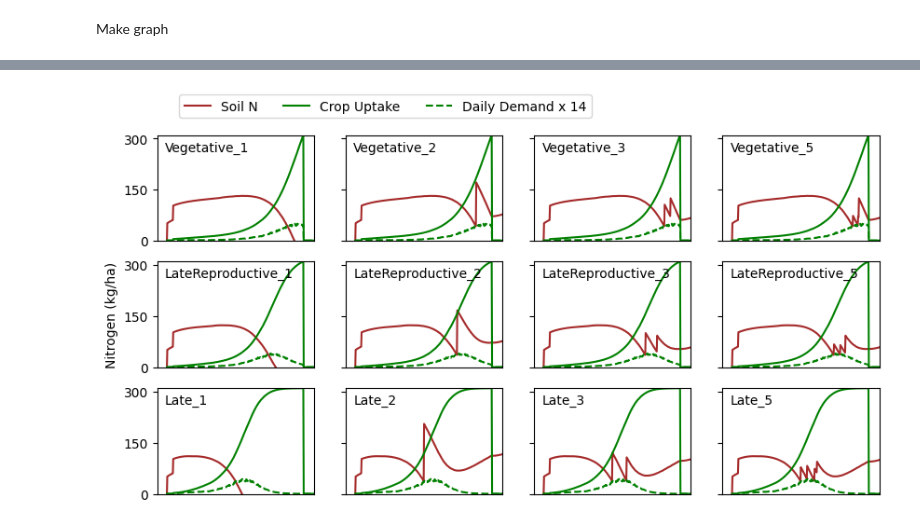
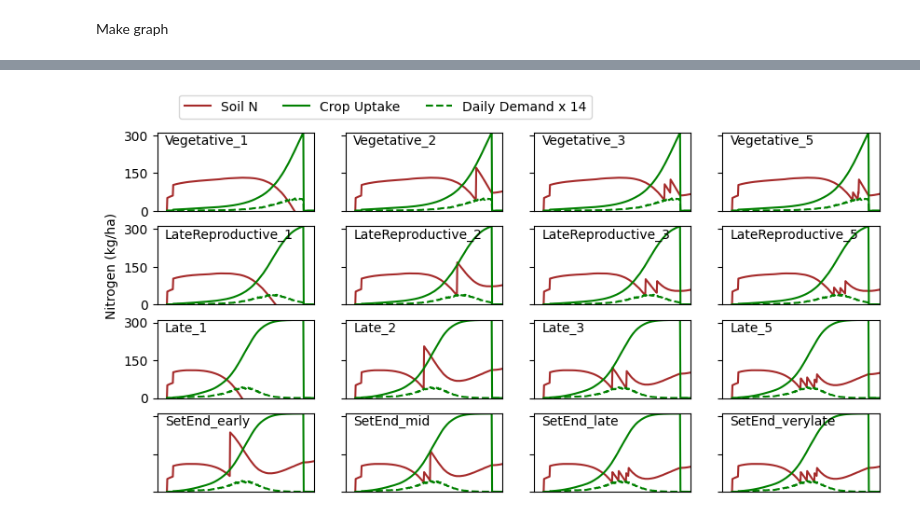
Before and after one commit to Plant-Food-Research-Open/FieldNBalance, a Jupyter notebook: TestGraphs/MakeGraphs/Schedulling.ipynb, the cells around one changed output, grey strips where cells are left out. Drawn from its saved outputs; the diff is of its cells as text; code cells hidden in the pictures.

Commit message:
Add tests for user defined date

```diff
--- a/TestGraphs/MakeGraphs/Schedulling.ipynb
+++ b/TestGraphs/MakeGraphs/Schedulling.ipynb
@@ -83,4 +76,8 @@ TestNames = []
 for st in Stages:
     for sp in Splits:
         TestNames.append(st+'_'+sp)
+TestNames.append("SetEnd_early")
+TestNames.append("SetEnd_mid")
+TestNames.append("SetEnd_late")
+TestNames.append("SetEnd_verylate")
 # %%
@@ -106,35 +124,35 @@ Graph = plt.figure(figsize=(10,5))
 
 pos = 1
 for t in TestNames:
-    ax = Graph.add_subplot(3,4,pos)
+    ax = Graph.add_subplot(4,4,pos)
     plt.plot(AllData.loc[:,(t,'SoilMineralN')],color = 'brown',label = 'Soil N')
     #plt.plot(AllData.loc[:,(t,'FertiliserN')],label = 'Fertiliser')
     #plt.plot(AllData.loc[:,(t,'CropN')],label = 'CropN')
     plt.plot(AllData.loc[:,(t,'NDemand')],color = 'green',label = 'Crop Uptake')
     #plt.plot(AllData.loc[:,(t,'LostN')],label = 'LostN')
     #plt.plot(AllData.loc[:,(t,'SoilOMN')].cumsum(),label = 'SoilOMN')
     #plt.plot(AllData.loc[:,(t,'ResidueN')].cumsum(),label = 'ResidueN')
     plt.plot(AllData.loc[:,(t,'UptakeN')]*14, '--',color = 'green',label = 'Daily Demand x 14')
 
     plt.text(0.05,0.85,t,fontsize = 10,transform=ax.transAxes)
     if pos == 1:
         plt.legend(ncols=3,loc='lower left', bbox_to_anchor=(0.1, 1.1))
 
     if pos in [1,5,9]:
         ax.set_yticks(ticks = [0,150,300],labels = [0,150,300])
         if pos ==5:
             plt.ylabel('Nitrogen (kg/ha)')
     else:
         ax.set_yticks(ticks = [0,150,300],labels = ["","",""])
 
     ax.set_xticks(ticks = [])
 
     ax.set_xlim(np.datetime64("2023-03-01"), np.datetime64("2024-04-01"))
     pos +=1
     plt.ylim(0,310)
 # plt.text(0.05,0.95,"Crop Cover with different Establish and Harvest Stages",fontsize = 16,transform=ax.transAxes)
 Graph.tight_layout(pad=1.5)
 
 plt.savefig(os.path.join(outPath,'8-Schedulling_SoilN.png'))
 # %% [output]
-[figure, old version]
+[figure, new version]
```
Also changed, not shown: parts of 3 cells of this notebook, 37 other files.
